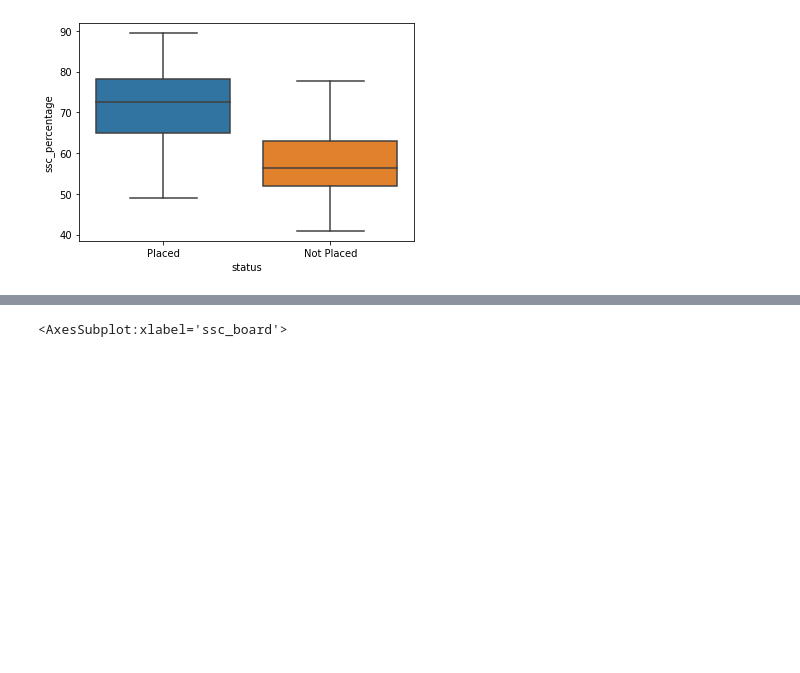
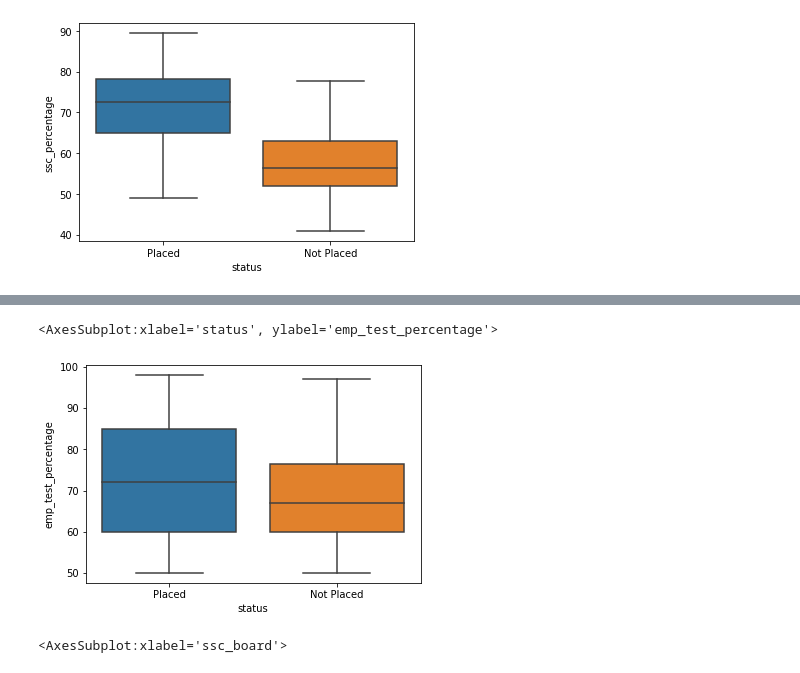
Before and after one commit to Ubaid-Ur-RehmanJ/kaggle-projects, a Jupyter notebook: job-placement.ipynb, the cells around one changed output, grey strips where cells are left out. Saved outputs shown, nothing was run; the diff lists cells and outputs as text; code cells hidden in the pictures; blank space fills up the shorter version.

```diff
--- a/job-placement.ipynb
+++ b/job-placement.ipynb
@@ -134,3 +144,8 @@ sns.boxplot(x = df["status"], y = df["ssc_percentage"])
+# %%
+sns.boxplot(x = df["status"], y = df["emp_test_percentage"])
+# %% [output]
+<AxesSubplot:xlabel='status', ylabel='emp_test_percentage'>
+[figure, added]
 # %%
 sns.barplot(x=df["ssc_board"].value_counts())
 # %% [output]
```
Also changed, not shown: parts of 3 cells of this notebook.
